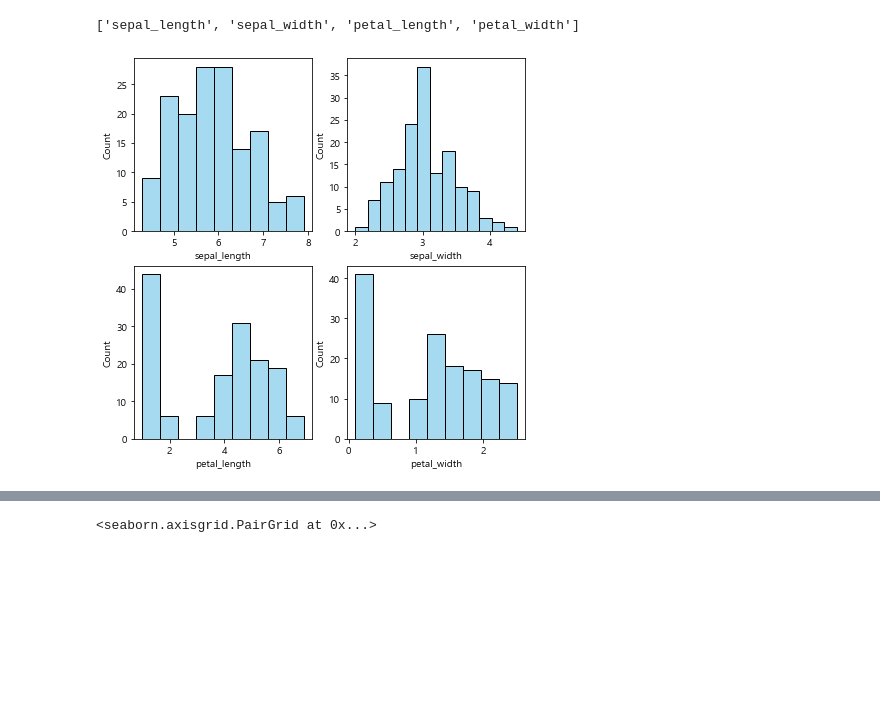
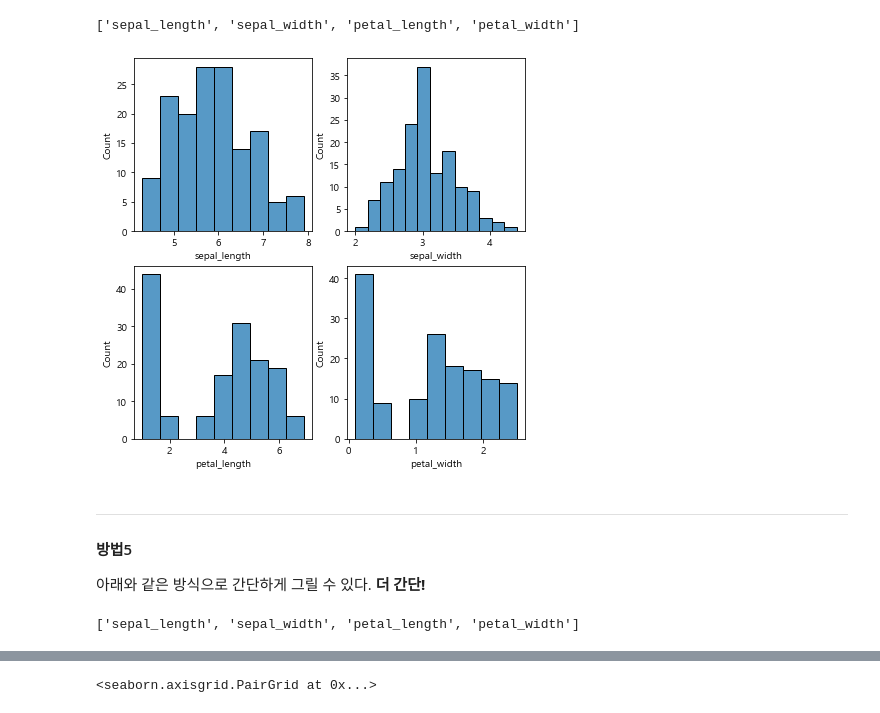
Before and after one commit to Park-Young-Bin/Python_Projects, a Jupyter notebook: iris 데이터 시각화.ipynb, the cells around one changed output, grey strips where cells are left out. Cells and saved outputs as stored; diff of their text form; code cells hidden in the pictures; blank space fills up the shorter version.

```diff
--- a/iris 데이터 시각화.ipynb
+++ b/iris 데이터 시각화.ipynb
@@ -184,19 +184,29 @@ plt.show()
 #### 방법4
 아래와 같은 방식으로 간단하게 그릴 수 있다.
 # %%
-list(df1.columns[:-1])
+cols = list(df1.columns[:-1])
+cols
 # %% [output]
 ['sepal_length', 'sepal_width', 'petal_length', 'petal_width']
 # %%
 fig, ax = plt.subplots(nrows = 2, ncols = 2, figsize = (7,7))
 
 num = 0
 ax = ax.flatten()
 
-for col in list(df1.columns[:-1]):
-    sns.histplot(df1[col], ax = ax[num], color=color_list[i])
+for col in cols:
+    sns.histplot(df1[col], ax = ax[num])
     num += 1
 
 plt.show()
 # %% [output]
-[figure, old version]
+[figure, new version]
+# %% [markdown]
+---
+#### 방법5
+아래와 같은 방식으로 간단하게 그릴 수 있다. **더 간단!**
+# %%
+cols = list(df1.columns[:-1])
+cols
+# %% [output]
+['sepal_length', 'sepal_width', 'petal_length', 'petal_width']
```
Also changed, not shown: parts of 2 cells of this notebook.
